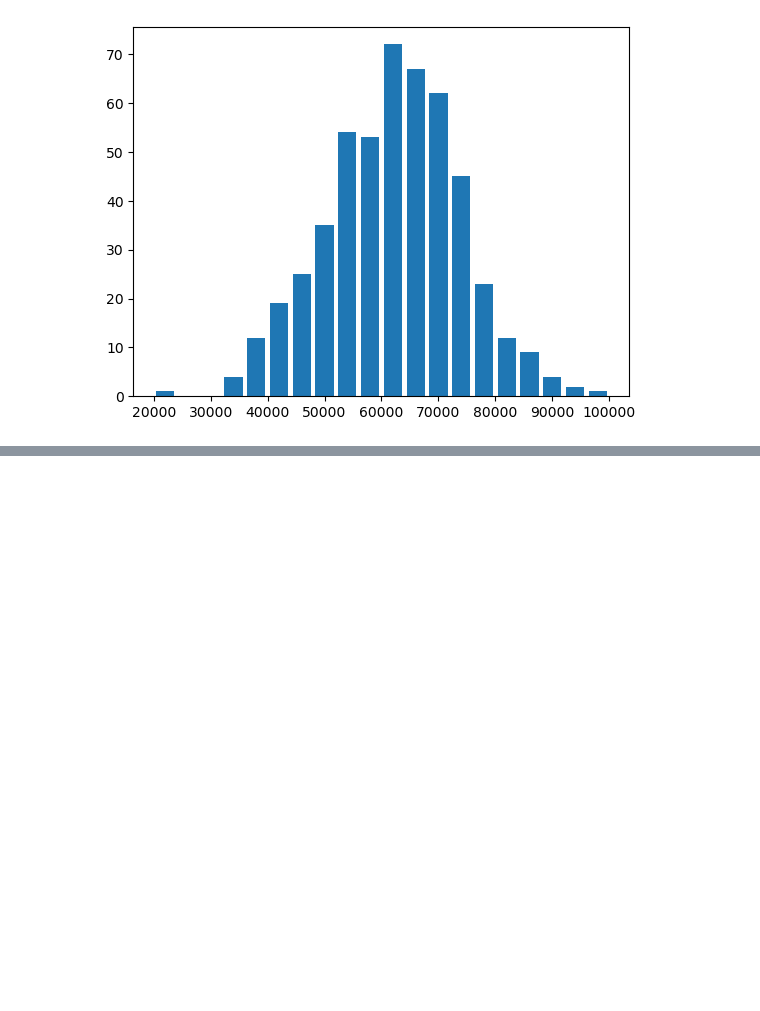
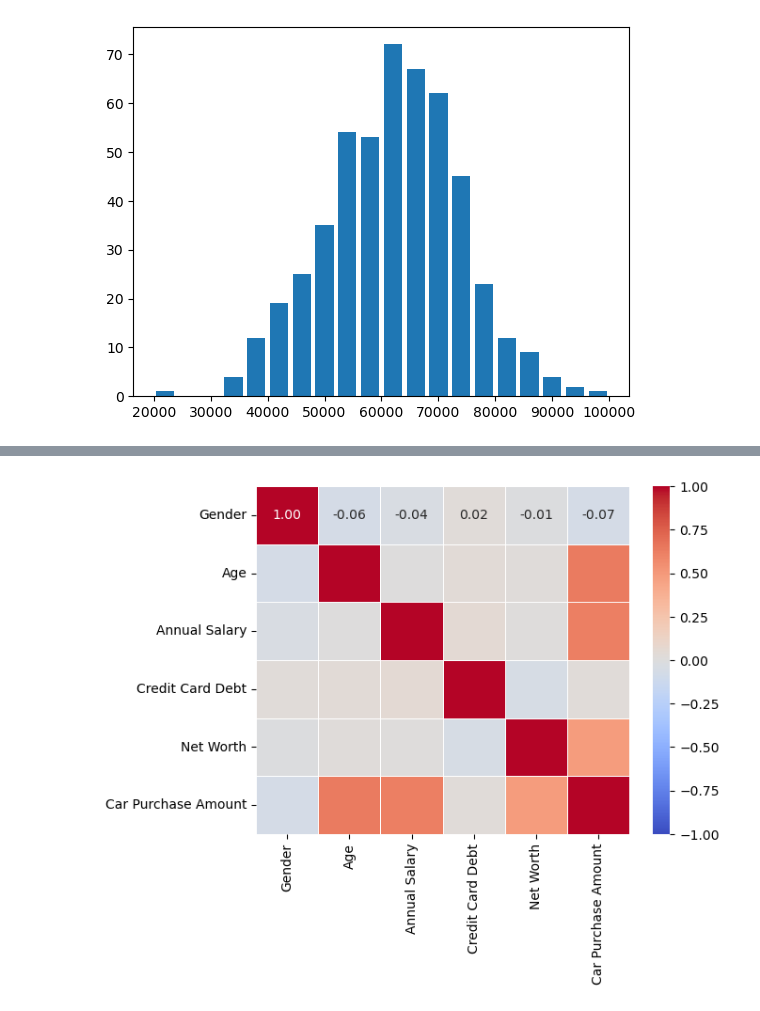
Before and after one commit to Minami127/streamlit-car-price, a Jupyter notebook: car_price.ipynb, the cells around one changed output, grey strips where cells are left out. Saved outputs shown, nothing was run; the diff lists cells and outputs as text; code cells hidden in the pictures; blank space fills up the shorter version.

```diff
--- a/car_price.ipynb
+++ b/car_price.ipynb
@@ -81,4 +79,4 @@ plt.show()
 # %%
 #상관계수 확인
 # %%
-df.corr(numeric_only=1)
+df_corr=df.corr(numeric_only=True)
@@ -92,0 +83,5 @@ df.corr(numeric_only=1)
+# %%
+sb.heatmap(data=df_corr, vmin= -1, vmax= 1, cmap='coolwarm',annot=True, fmt='.2f',linewidth=0.5)
+plt.show()
+# %% [output]
+[figure, added]
```
Also changed, not shown: parts of 31 cells of this notebook, 1 other file.
